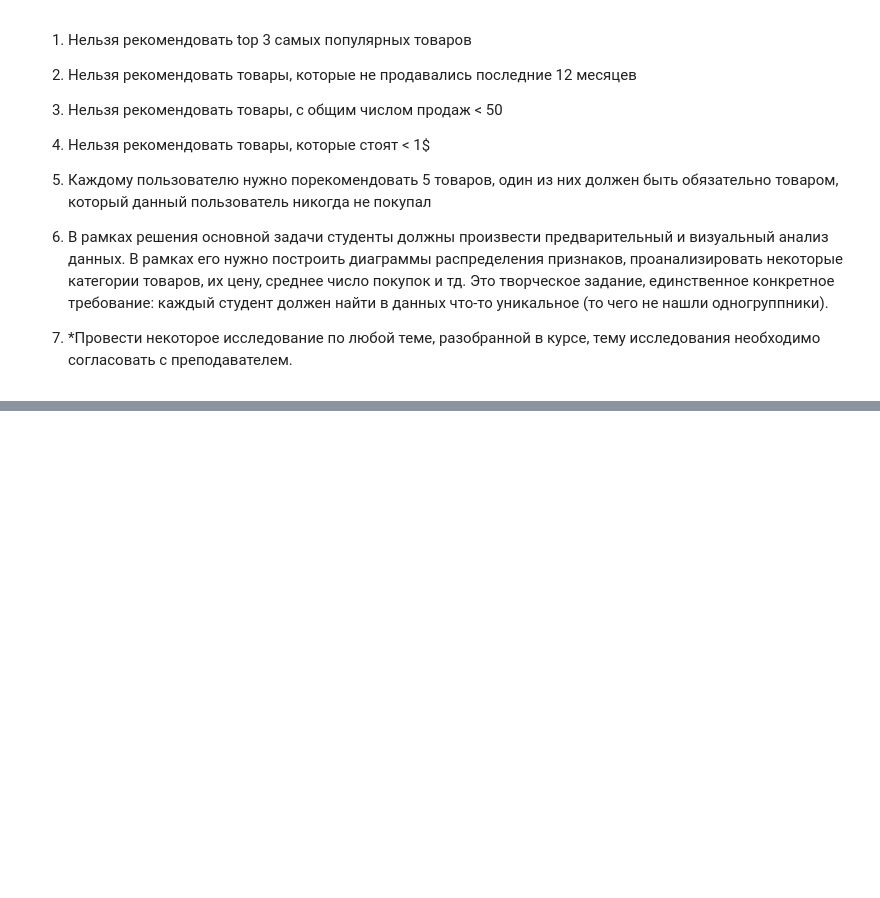
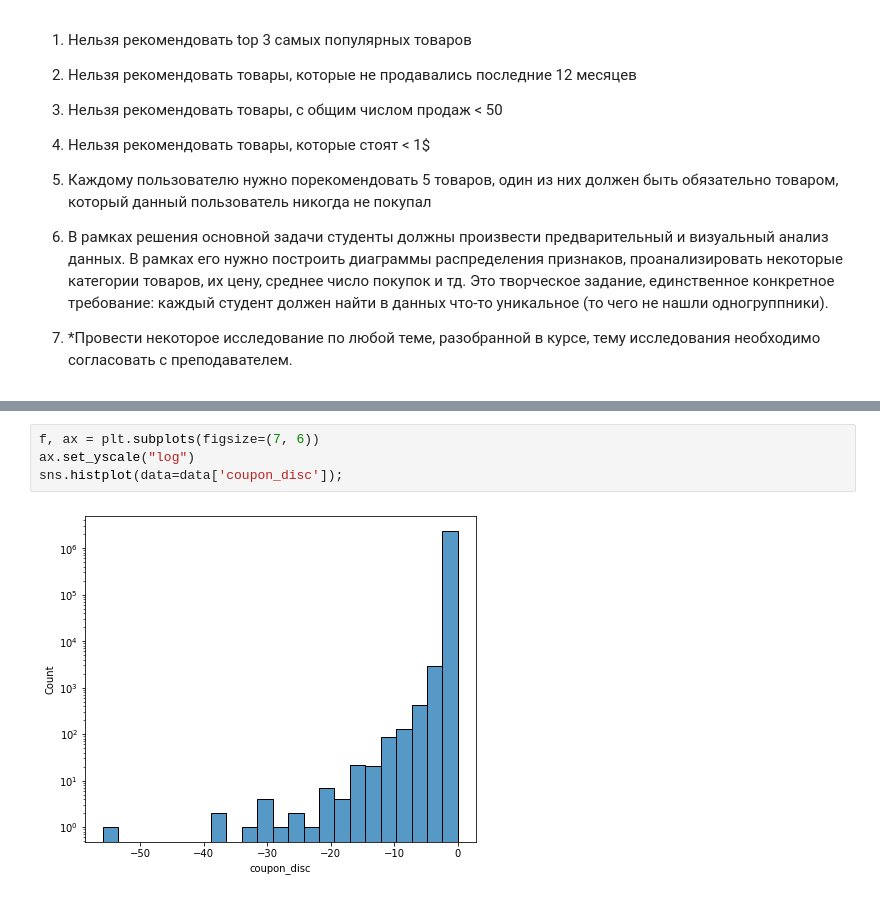
Before and after one commit to AndreiBazhenau/gb, a Jupyter notebook: rec_sys/course_project.ipynb, the cells around one changed output, grey strips where cells are left out. Drawn from its saved outputs; the diff is of its cells as text; blank space fills up the shorter version.

```diff
--- a/rec_sys/course_project.ipynb
+++ b/rec_sys/course_project.ipynb
@@ -20,0 +263,6 @@
+# %%
+f, ax = plt.subplots(figsize=(7, 6))
+ax.set_yscale("log")
+sns.histplot(data=data['coupon_disc']);
+# %% [output]
+[figure, added]
```
Also changed, not shown: parts of 42 cells of this notebook, 3 other files.
